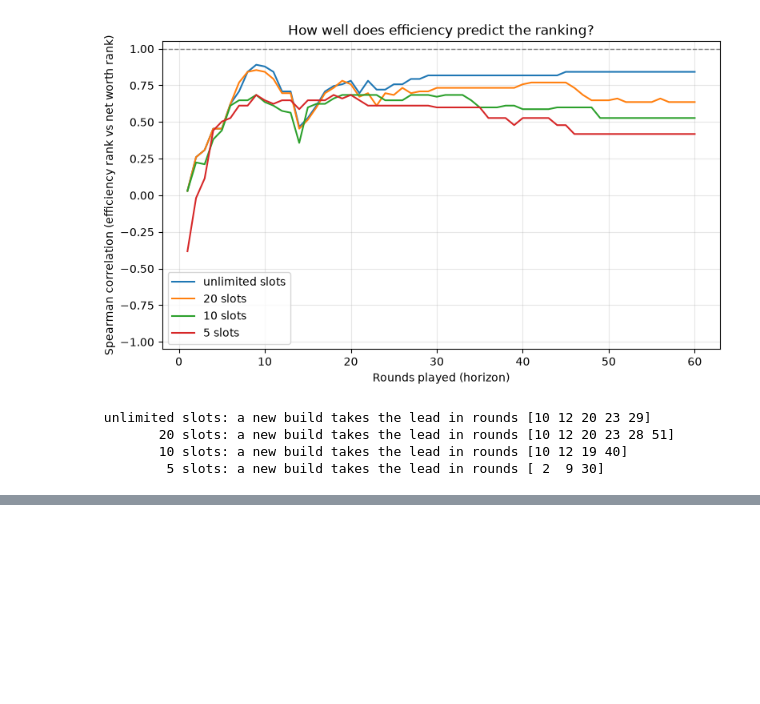
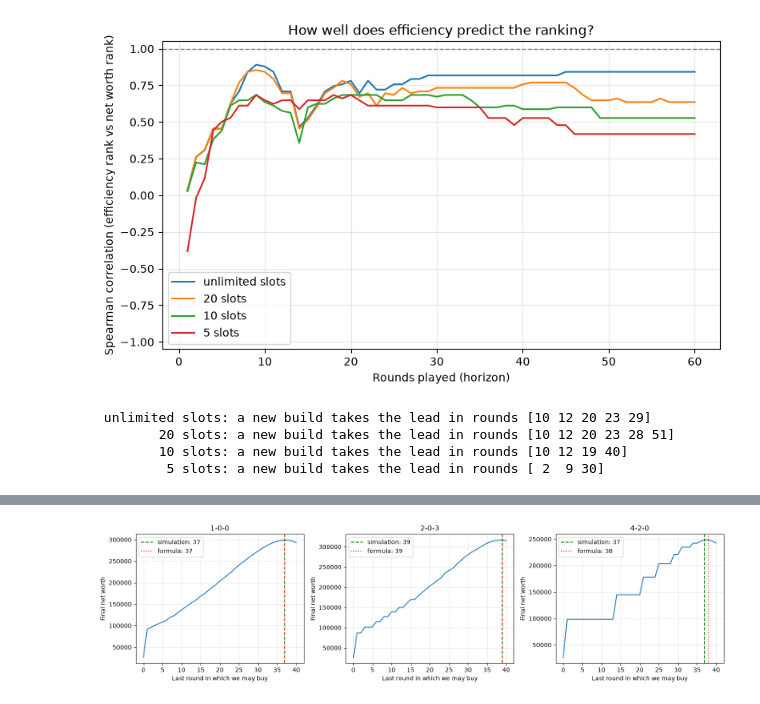
Before and after one commit to Alekssito/Math-Project, a Jupyter notebook: project.ipynb, the cells around one changed output, grey strips where cells are left out. Cells and saved outputs as stored; diff of their text form; code cells hidden in the pictures; blank space fills up the shorter version.

```diff
--- a/project.ipynb
+++ b/project.ipynb
@@ -330,0 +413,24 @@ for cap in SLOT_CAPS:
+# %%
+STOP_HORIZON = 40
+flat_builds = ["1-0-0", "2-0-3", "4-2-0"]
+
+fig, axes = plt.subplots(1, len(flat_builds), figsize=(15, 4))
+for ax, name in zip(axes, flat_builds):
+    spec = specs[names.index(name)]
+    best_round, finals = best_stop_round(spec, STOP_HORIZON, START_CASH)
+
+    # Buying in round r pays off when (STOP_HORIZON - r + 1) * income > (1 - sell_rate) * cost
+    loss_in_rounds = (1 - spec.sell_rate) * spec.cost / spec.income
+    predicted = int(np.ceil(STOP_HORIZON + 1 - loss_in_rounds)) - 1 # THIS is the formula in the plot's legend
+
+    ax.plot(range(STOP_HORIZON + 1), finals)
+    ax.axvline(best_round, color="green", linestyle="--", label=f"simulation: {best_round}")
+    ax.axvline(predicted, color="red", linestyle=":", label=f"formula: {predicted}")
+    ax.set_title(name)
+    ax.set_xlabel("Last round in which we may buy")
+    ax.set_ylabel("Final net worth")
+    ax.legend()
+plt.tight_layout()
+plt.show()
+# %% [output]
+[figure, added]
```
Also changed, not shown: parts of 19 cells of this notebook, 6 other files.
